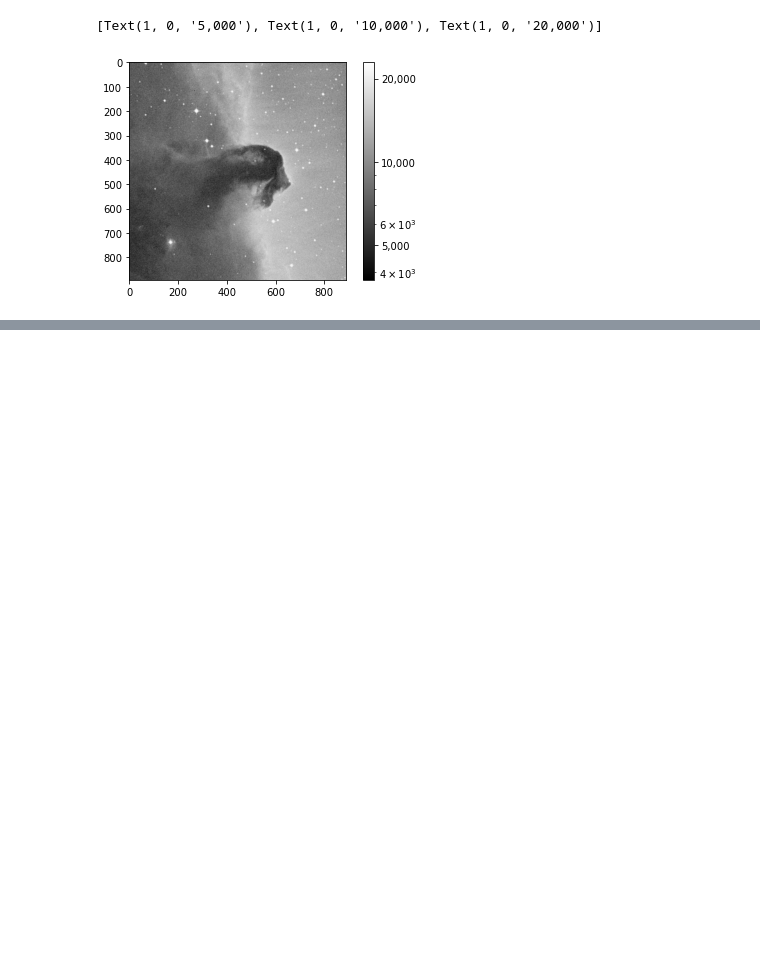
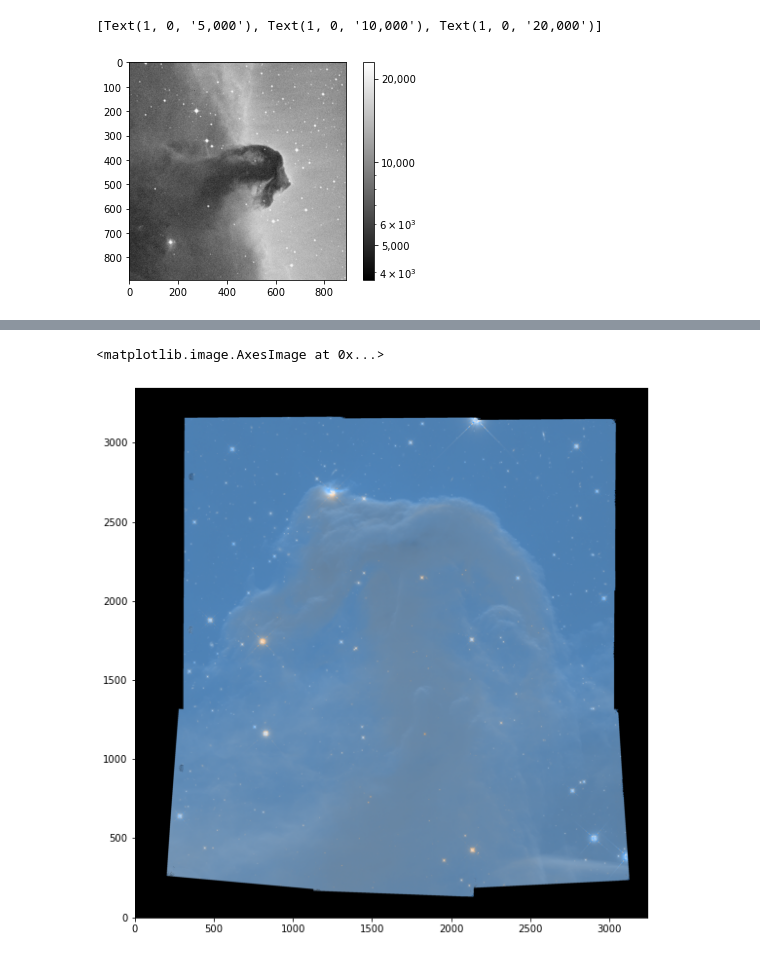
Before and after one commit to mbozzore/LFT_2020_2021, a Jupyter notebook: astropy_tutorial.ipynb, the cells around one changed output, grey strips where cells are left out. Drawn from its saved outputs; the diff is of its cells as text; code cells hidden in the pictures; blank space fills up the shorter version.

```diff
--- a/astropy_tutorial.ipynb
+++ b/astropy_tutorial.ipynb
@@ -130,3 +130,7 @@ cbar.ax.set_yticklabels(['5,000','10,000','20,000'])
 # %% [output]
 [Text(1, 0, '5,000'), Text(1, 0, '10,000'), Text(1, 0, '20,000')]
 [figure]
+# %%
+#from astropy.io import fits
+fits_image_filename = 'data/color_hlsp_heritage_hst_wfc3-ir_horsehead_f160w_f110w_v1_drz-sci_sci.fits.bz2'
+hdul = fits.open(fits_image_filename)
@@ -132,0 +173,12 @@ cbar.ax.set_yticklabels(['5,000','10,000','20,000'])
+# %%
+from astropy.visualization import make_lupton_rgb
+r = hdul[0].data[0]
+g = hdul[0].data[1]
+b = hdul[0].data[2]
+
+rgb_default = make_lupton_rgb(r, g, b, stretch=0.5,filename="data/test.jpg")
+plt.figure(figsize = (10,10))
+plt.imshow(rgb_default, origin='lower')
+# %% [output]
+<matplotlib.image.AxesImage at 0x...>
+[figure, added]
```
Also changed, not shown: parts of 3 cells of this notebook.
